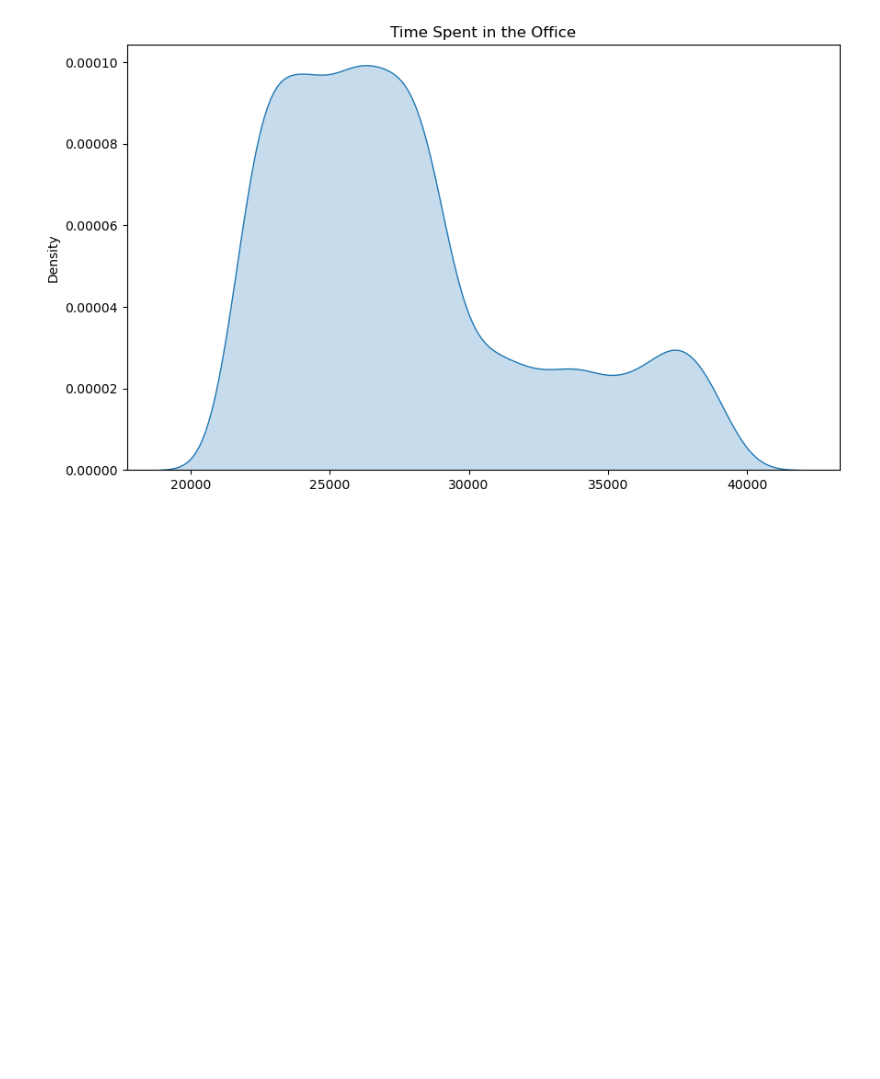
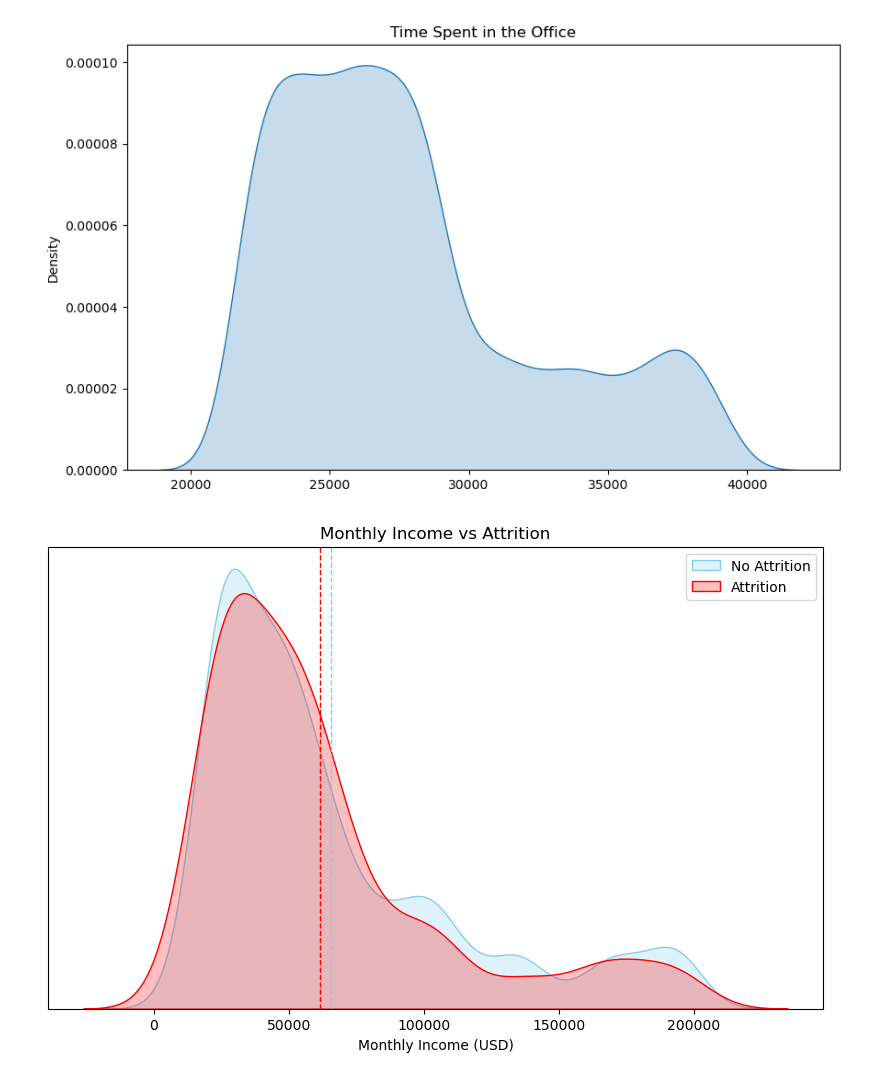
Before and after one commit to kkdsdesilva/employee-attrition-rate, a Jupyter notebook: notebooks/eda.ipynb, the cells around one changed output. Saved outputs shown, nothing was run; the diff lists cells and outputs as text; code cells hidden in the pictures; blank space fills up the shorter version.

```diff
--- a/notebooks/eda.ipynb
+++ b/notebooks/eda.ipynb
@@ -192,3 +182,23 @@ plt.title('Time Spent in the Office')
 # %% [output]
 Text(0.5, 1.0, 'Time Spent in the Office')
 [figure]
+# %%
+df = load_data(preprocessed=True)
+# %%
+# plotting the mean time spent in the office for Attrition and Non-Attrition in the same plot
+fig, ax = plt.subplots(figsize=(10, 6))
+sns.kdeplot(data=df[df['Attrition'] == 0]['MonthlyIncome'], color='skyblue', label='No Attrition', fill=True, ax=ax)
+sns.kdeplot(data=df[df['Attrition'] == 1]['MonthlyIncome'], color='red', label='Attrition', fill=True, ax=ax)
+
+plt.axvline(df[df['Attrition'] == 0]['MonthlyIncome'].mean(), color='skyblue', linestyle='dashed', linewidth=1)
+plt.axvline(df[df['Attrition'] == 1]['MonthlyIncome'].mean(), color='red', linestyle='dashed', linewidth=1)
+
+plt.title('Monthly Income vs Attrition')
+plt.xlabel('Monthly Income (USD)')
+plt.ylabel('')
+plt.yticks([])
+plt.legend()
+plt.savefig('../reports/figures/income.png')
+plt.show()
+# %% [output]
+[figure, added]
```
Also changed, not shown: parts of 11 cells of this notebook, 7 other files.
